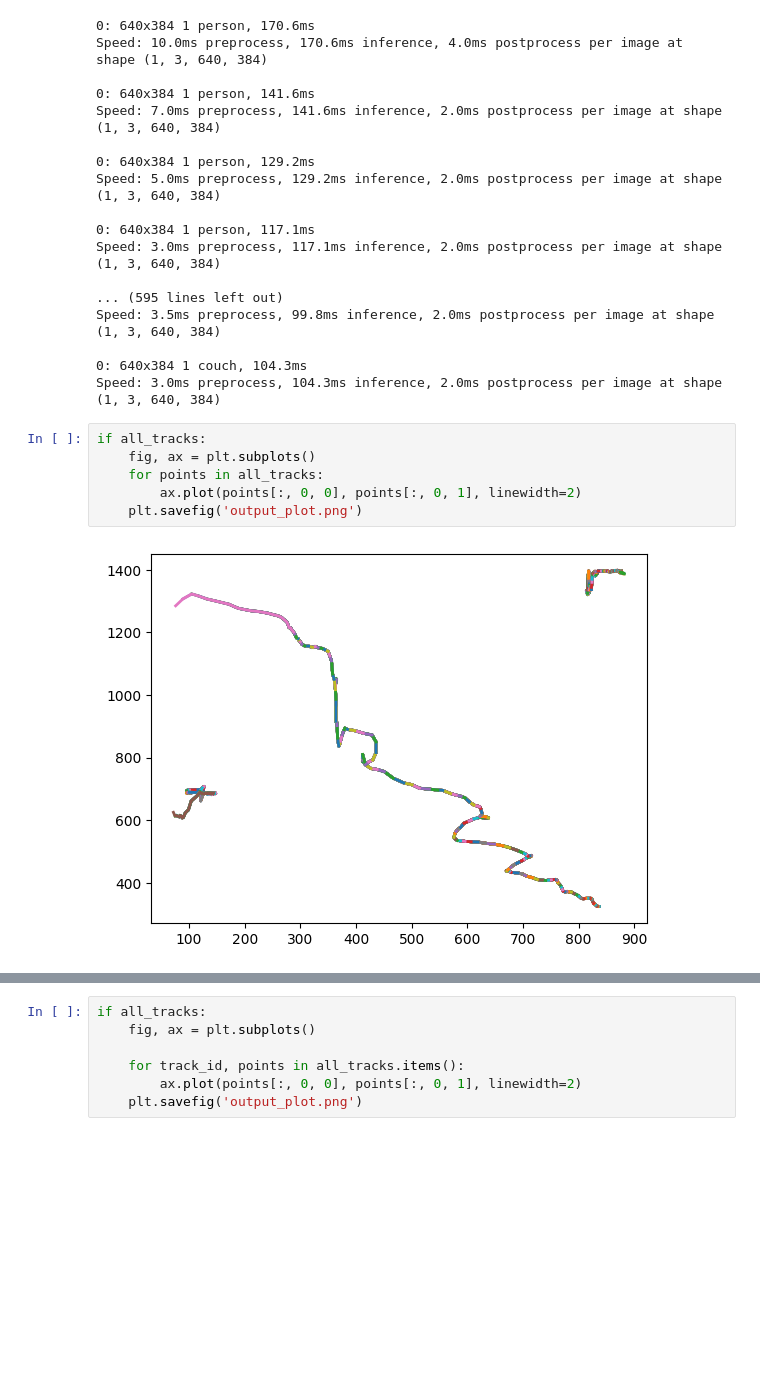
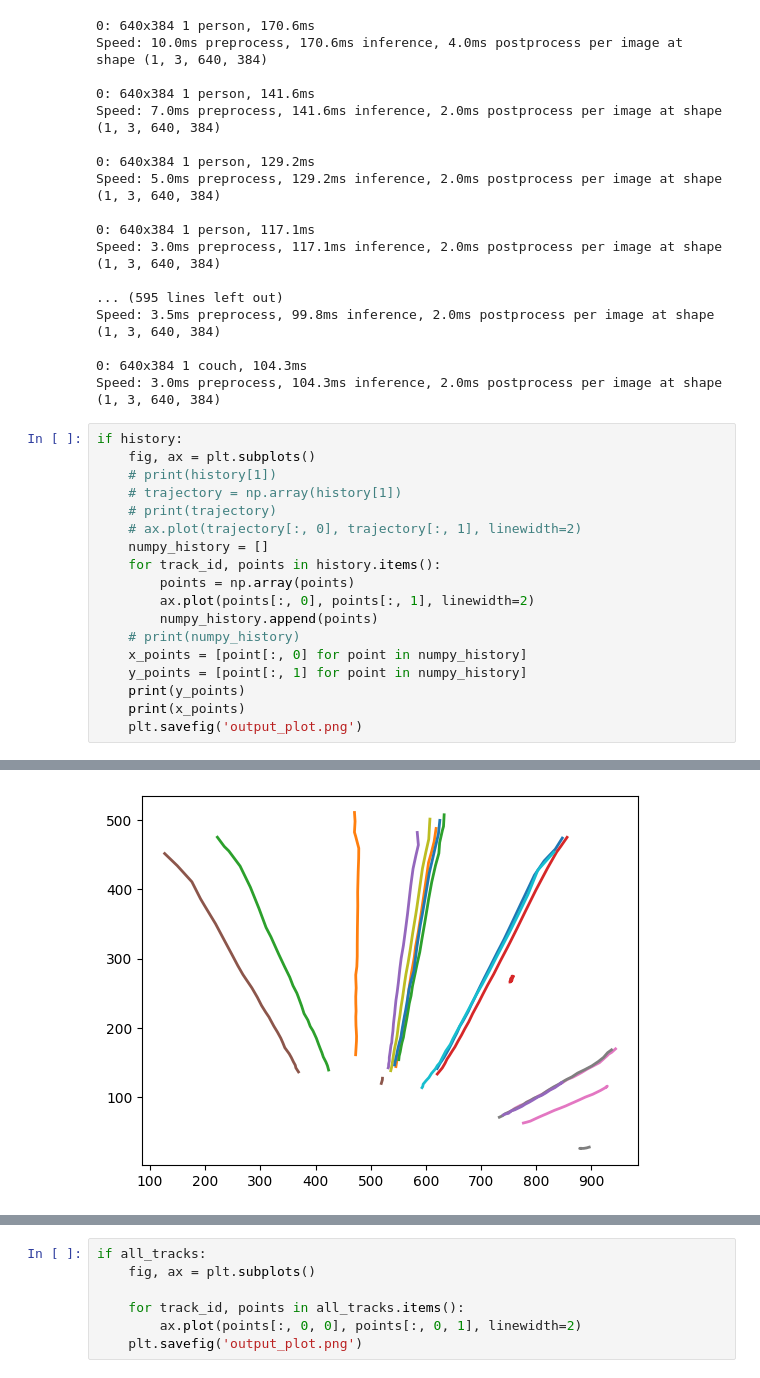
Before and after one commit to michael-han-dev/QHacks2024, a Jupyter notebook: tracking.ipynb, the cells around one changed output, grey strips where cells are left out. Drawn from its saved outputs; the diff is of its cells as text; blank space fills up the shorter version.

```diff
--- a/tracking.ipynb
+++ b/tracking.ipynb
@@ -64,11 +64,22 @@ Speed: 3.5ms preprocess, 99.8ms inference, 2.0ms postprocess per image at shape
 
 0: 640x384 1 couch, 104.3ms
 Speed: 3.0ms preprocess, 104.3ms inference, 2.0ms postprocess per image at shape (1, 3, 640, 384)
-# %%
-if all_tracks:
-    fig, ax = plt.subplots()
-    for points in all_tracks:
-        ax.plot(points[:, 0, 0], points[:, 0, 1], linewidth=2)
-    plt.savefig('output_plot.png')
-# %% [output]
-[figure, removed]
+# %%
+if history:
+    fig, ax = plt.subplots()
+    # print(history[1])
+    # trajectory = np.array(history[1])
+    # print(trajectory)
+    # ax.plot(trajectory[:, 0], trajectory[:, 1], linewidth=2)
+    numpy_history = []
+    for track_id, points in history.items():
+        points = np.array(points)
+        ax.plot(points[:, 0], points[:, 1], linewidth=2)
+        numpy_history.append(points)
+    # print(numpy_history)
+    x_points = [point[:, 0] for point in numpy_history]
+    y_points = [point[:, 1] for point in numpy_history]
+    print(y_points)
+    print(x_points)
+    plt.savefig('output_plot.png')
+# %% [output]
@@ -74,0 +103 @@ if all_tracks:
+[figure, added]
```
Also changed, not shown: parts of 2 cells of this notebook, 2 other files.
